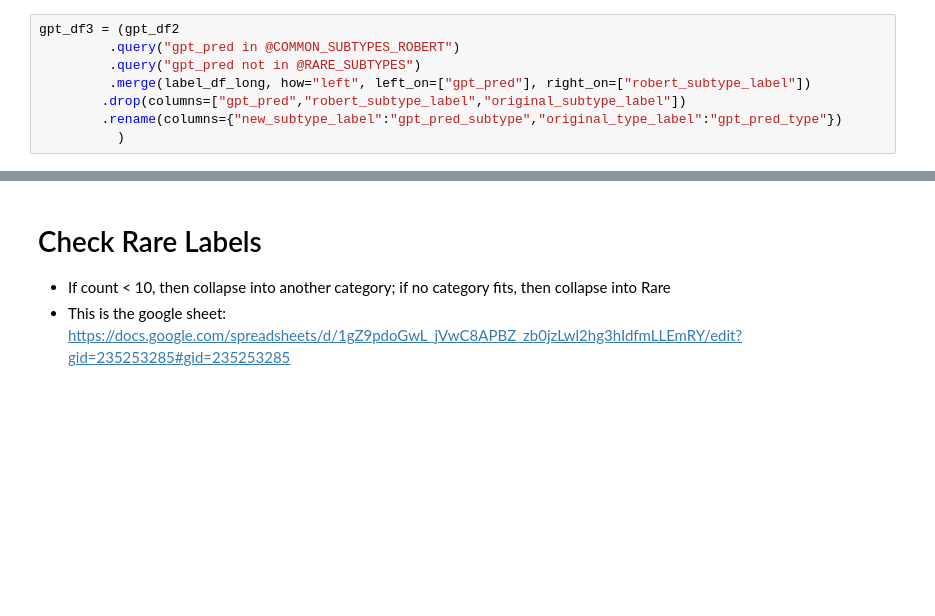
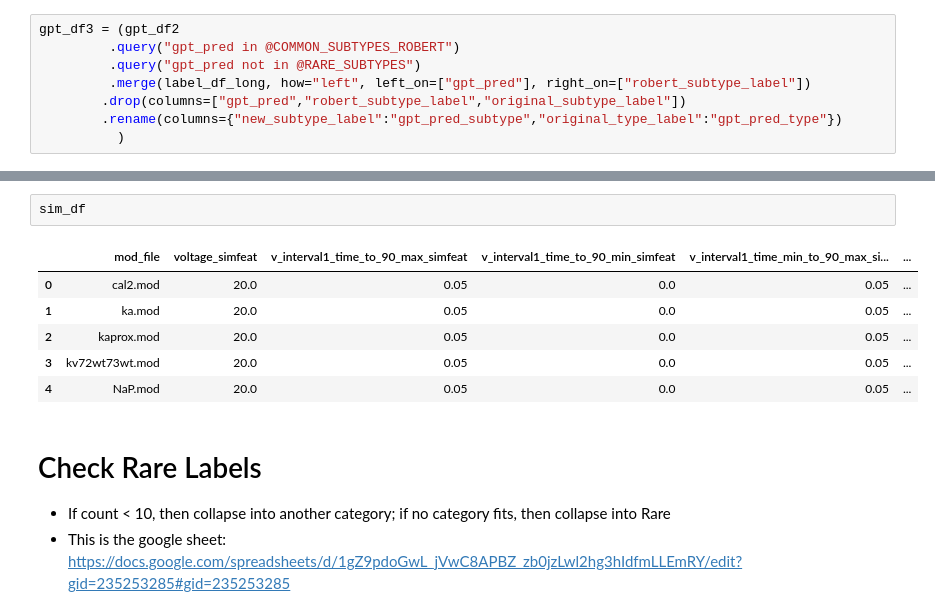
Before and after one commit to innacohen/mod-annotation, a Jupyter notebook: code/02_pipeline.ipynb, the cells around one changed output, grey strips where cells are left out. Saved outputs shown, nothing was run; the diff lists cells and outputs as text; blank space fills up the shorter version.

```diff
--- a/code/02_pipeline.ipynb
+++ b/code/02_pipeline.ipynb
@@ -1060,3 +1064,12 @@ gpt_df3 = (gpt_df2
+# %%
+sim_df
+# %% [output]
+|  | mod_file | voltage_simfeat | v_interval1_time_to_90_max_simfeat | v_interval1_time_to_90_min_simfeat | v_interval1_time_min_to_90_max_si... | ... |
+| 0 | cal2.mod | 20.0 | 0.05 | 0.0 | 0.05 | ... |
+| 1 | ka.mod | 20.0 | 0.05 | 0.0 | 0.05 | ... |
+| 2 | kaprox.mod | 20.0 | 0.05 | 0.0 | 0.05 | ... |
+| 3 | kv72wt73wt.mod | 20.0 | 0.05 | 0.0 | 0.05 | ... |
+| 4 | NaP.mod | 20.0 | 0.05 | 0.0 | 0.05 | ... |
 # %% [markdown]
 # Check Rare Labels
 - If count < 10, then collapse into another category; if no category fits, then collapse into Rare
```
Also changed, not shown: parts of 25 cells of this notebook, 1 other file.
